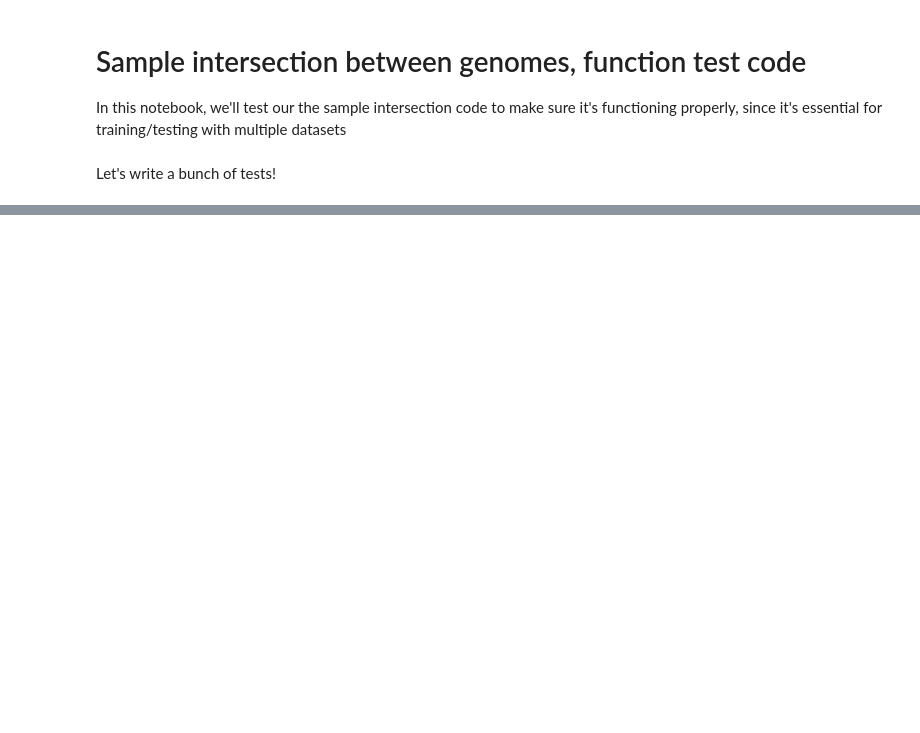
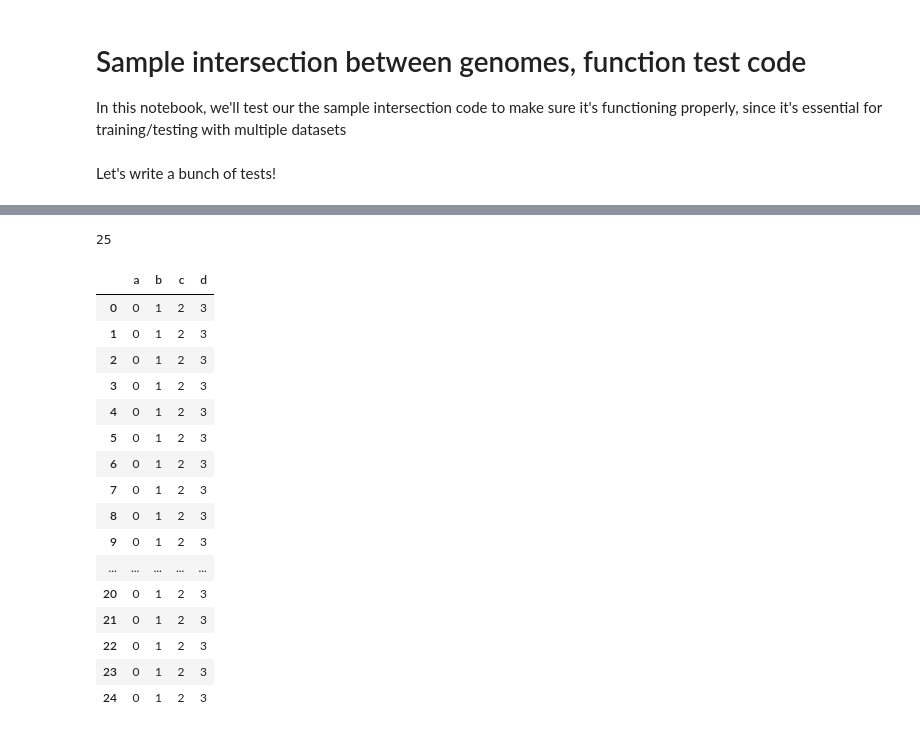
Before and after one commit to jlehrer1/comparative-organoids, a Jupyter notebook: notebooks/clean_sample_test.ipynb, the cells around one changed output, grey strips where cells are left out. Saved outputs shown, nothing was run; the diff lists cells and outputs as text; code cells hidden in the pictures; blank space fills up the shorter version.

```diff
--- a/notebooks/clean_sample_test.ipynb
+++ b/notebooks/clean_sample_test.ipynb
@@ -54,0 +70,33 @@ assert all(res == np.array([1,2,3,4]))
+# %%
+def create_dummy_data(columns, n=25, name=None):
+    index = list(range(n))
+    df = pd.DataFrame(index=index, columns=columns)
+
+    for idx, col in enumerate(columns):
+        df.loc[:, col] = [idx]*n
+
+    if name is not None:
+        df.to_csv(name, index=False)
+
+    return df
+
+def create_dummy_label(k=1, n=25, name=None):
+    index = list(range(n))
+    df = pd.DataFrame(index=index, columns=['label'])
+
+    for i in index:
+        df.loc[i, :] = k
+
+    if name is not None:
+        df.to_csv(name, index=False)
+
+    return df
+
+curr_df = create_dummy_data(['a', 'b', 'c', 'd'], name='curr_test.csv')
+ref_df = create_dummy_data(['a', 'd', 'b'], name='ref_test.csv')
+
+curr_labels = create_dummy_label(k=0, name='label_curr_test.csv')
+ref_labels = create_dummy_label(k=1, name='label_curr_test.csv')
+
+refgenes = list(set(ref_df.columns).intersection(curr_df.columns))
+refgenes
@@ -54,0 +150,24 @@ assert all(res == np.array([1,2,3,4]))
+# %%
+module.trainloader.dataset.shape[0] + module.valloader.dataset.shape[0] + module.testloader.dataset.shape[0]
+# %% [output]
+25
+# %%
+curr_df
+# %% [output]
+|  | a | b | c | d |
+| 0 | 0 | 1 | 2 | 3 |
+| 1 | 0 | 1 | 2 | 3 |
+| 2 | 0 | 1 | 2 | 3 |
+| 3 | 0 | 1 | 2 | 3 |
+| 4 | 0 | 1 | 2 | 3 |
+| 5 | 0 | 1 | 2 | 3 |
+| 6 | 0 | 1 | 2 | 3 |
+| 7 | 0 | 1 | 2 | 3 |
+| 8 | 0 | 1 | 2 | 3 |
+| 9 | 0 | 1 | 2 | 3 |
+| ... | ... | ... | ... | ... |
+| 20 | 0 | 1 | 2 | 3 |
+| 21 | 0 | 1 | 2 | 3 |
+| 22 | 0 | 1 | 2 | 3 |
+| 23 | 0 | 1 | 2 | 3 |
+| 24 | 0 | 1 | 2 | 3 |
```
Also changed, not shown: parts of 14 cells of this notebook, 6 other files.
